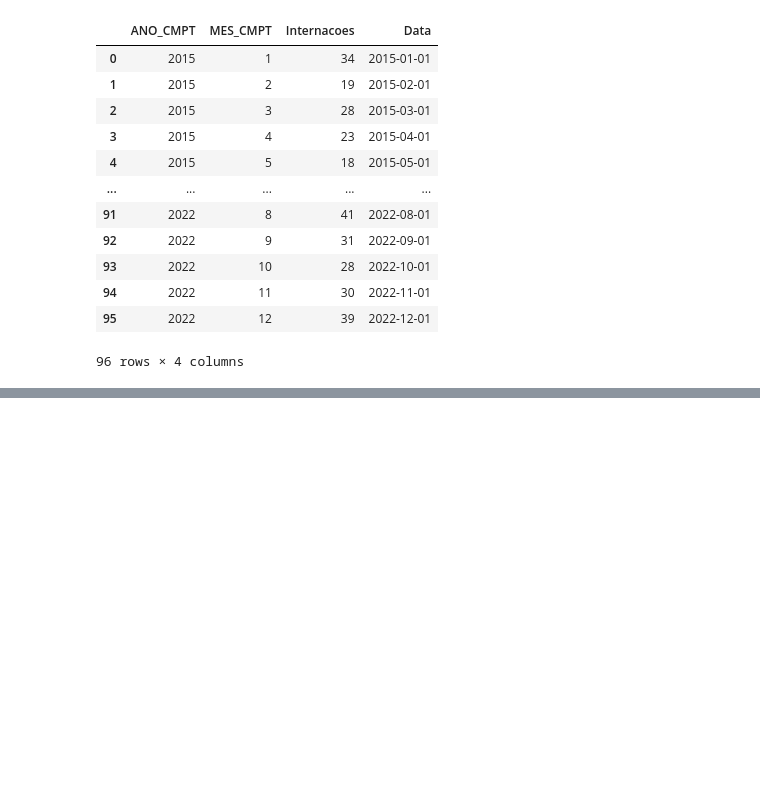
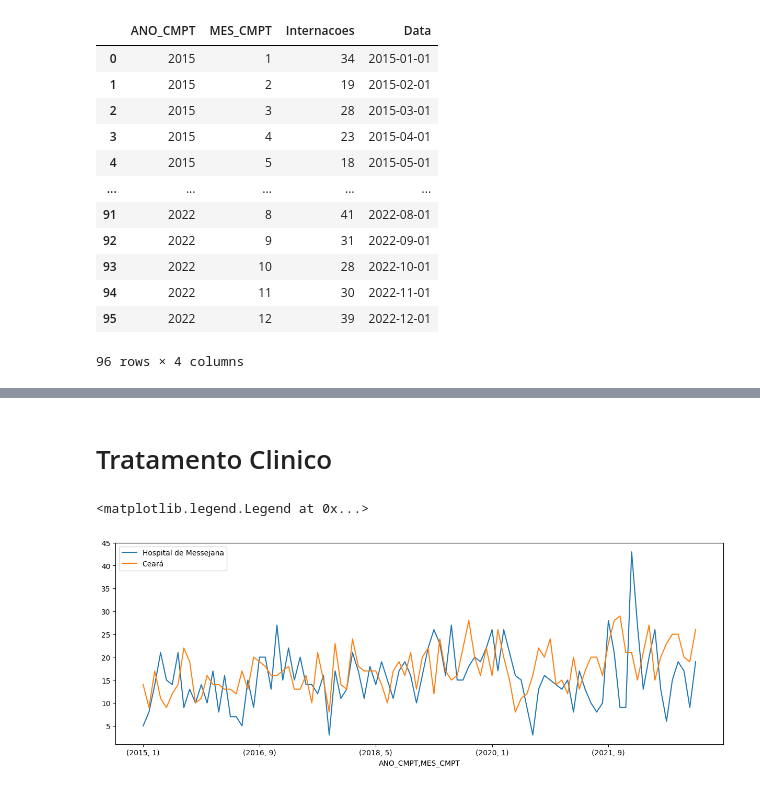
Before and after one commit to mattfeg/pesquisa-gerotec, a Jupyter notebook: src/main.ipynb, the cells around one changed output, grey strips where cells are left out. Saved outputs shown, nothing was run; the diff lists cells and outputs as text; code cells hidden in the pictures; blank space fills up the shorter version.

```diff
--- a/src/main.ipynb
+++ b/src/main.ipynb
@@ -201,0 +317,12 @@ internacoes_por_ano_hospital_sorted.head(20)  # Mostrando os top 10 hospitais co
+# %% [markdown]
+# Tratamento Clinico
+# %%
+# Gráfico de 2 linha: uma com o total de internações por mes no hospital de messejana e outra com o total de internações por mes no Ceará sem o hospital de messejana
+dfHospitalMessejanaTratamentoClinico = dfHospitalMessejana[dfHospitalMessejana['PROC_REA'].isin(filtroTratamentoClinico)]
+dfSemMessejanaTratamentoClinico = dfSemMessejana[dfSemMessejana['PROC_REA'].isin(filtroTratamentoClinico)]
+dfHospitalMessejanaTratamentoClinico.groupby(['ANO_CMPT','MES_CMPT']).size().plot(kind='line', figsize=(15,5))
+dfSemMessejanaTratamentoClinico.groupby(['ANO_CMPT','MES_CMPT']).size().plot(kind='line', figsize=(15,5))
+plt.legend(['Hospital de Messejana', 'Ceará'])
+# %% [output]
+<matplotlib.legend.Legend at 0x...>
+[figure, added]
```
Also changed, not shown: parts of 16 cells of this notebook, 1 other file.
